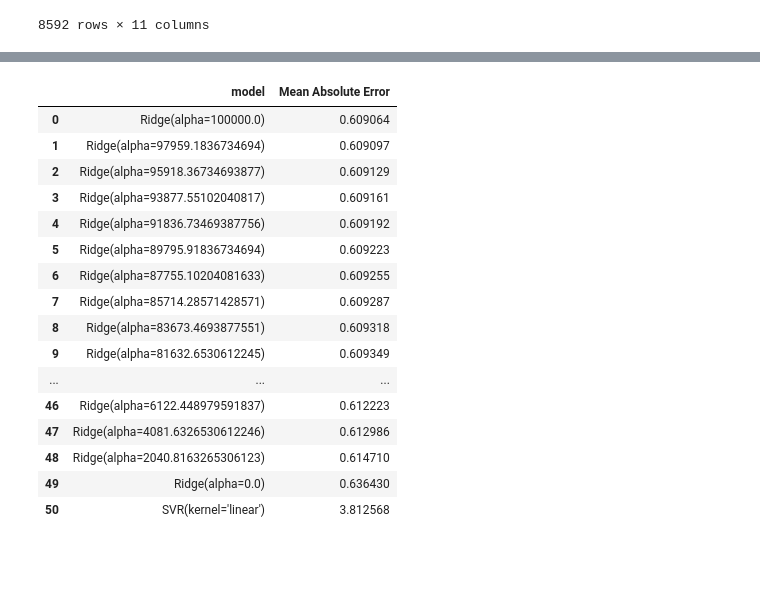
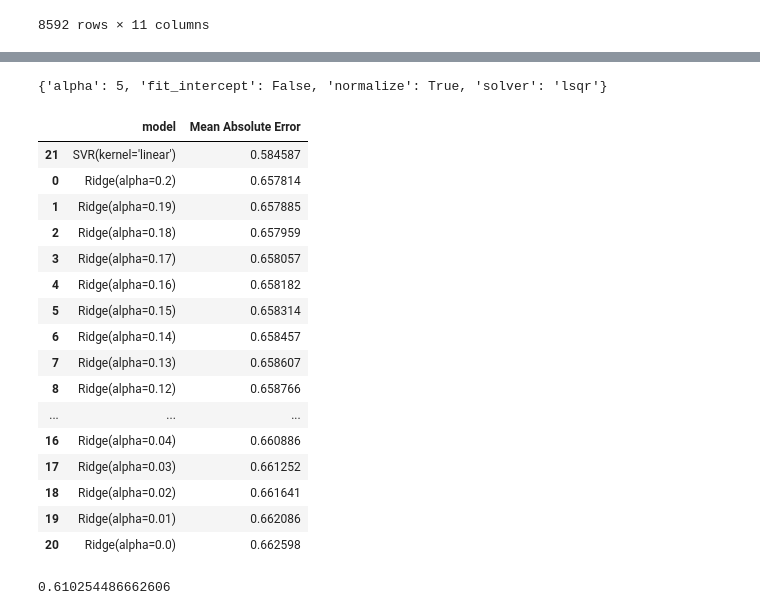
Before and after one commit to karolinasamasev/DS_project, a Jupyter notebook: code.ipynb, the cells around one changed output, grey strips where cells are left out. Saved outputs shown, nothing was run; the diff lists cells and outputs as text; code cells hidden in the pictures; blank space fills up the shorter version.

```diff
--- a/code.ipynb
+++ b/code.ipynb
@@ -125,7 +126,6 @@ train
 | 8591 | 2022-08-24 23:00:00+03:00 | 22.1 | 18.1 | 78.0 | 310.0 | 15.0 | 9.3 | 1021.0 | 2.0 | 0.43108 | ... |
 8592 rows × 11 columns
 # %%
-train['date'] = np.arange(len(train.index)) #we create time step feature
 train = train.dropna()
 for col in train.columns:
     print(col, train[col].isna().sum())
@@ -157,18 +156,22 @@ def split(X, n_splits, margin=0):
 blocked_CV = split(train, 15)
 # %%
 from sklearn.metrics import mean_absolute_error
+from sklearn.model_selection import train_test_split
 
 train.set_index('time', inplace=True)
+test.set_index('time', inplace=True)
+
 df = train.drop('consumption', axis=1)
 target = train['consumption']
 
 N = 15
-split_indices = split(train, N)
+X_train_1, X_test_1, y_train_1, y_test_1 = train_test_split(train.drop('consumption',1), train.consumption, train_size=0.8)
+split_indices = split(X_train_1, N)
 # %%
 from sklearn.linear_model import Ridge
 from sklearn.svm import SVR
 
-alphas = np.linspace(0, 100000, 50)
+alphas = np.linspace(0, 0.2, 21)
 models = pd.DataFrame(columns=['model', 'Mean Absolute Error'])
 
 for alpha in alphas:
@@ -207,38 +256,44 @@ models
+# %%
+print(grid.best_params_)
+# %% [output]
+{'alpha': 5, 'fit_intercept': False, 'normalize': True, 'solver': 'lsqr'}
 # %%
-kernels = ['linear']
-C = [0.1,1,10,100]
-gamma = [1,0.1,0.01,0.001]
 
-for ker in kernels:
-    model = SVR(kernel=ker)
-    counter = 0
-    for startT,endT,startV,endV in split_indices:
-        X_train = df[startT:endT]
-        y_train = target[startT:endT]
-        X_val = df[startV:endV]
-        y_val = target[startV:endV]
-        model.fit(X_train, y_train)
-        counter += mean_absolute_error(y_val, model.predict(X_val))
-    acc = counter / 15
-    models = models.append({'model': model, 'Mean Absolute Error': acc}, ignore_index=True)
+model = SVR(kernel='linear')
+counter = 0
+for startT,endT,startV,endV in split_indices:
+    X_train = df[startT:endT]
+    y_train = target[startT:endT]
+    X_val = df[startV:endV]
+    y_val = target[startV:endV]
+    model.fit(X_train, y_train)
+    counter += mean_absolute_error(y_val, model.predict(X_val))
+acc = counter / 15
+models = models.append({'model': model, 'Mean Absolute Error': acc}, ignore_index=True)
 
 models=models.sort_values(by=['Mean Absolute Error'])
 models
 # %% [output]
 |  | model | Mean Absolute Error |
-| 0 | Ridge(alpha=100000.0) | 0.609064 |
-| 1 | Ridge(alpha=97959.1836734694) | 0.609097 |
-| 2 | Ridge(alpha=95918.36734693877) | 0.609129 |
-| 3 | Ridge(alpha=93877.55102040817) | 0.609161 |
-| 4 | Ridge(alpha=91836.73469387756) | 0.609192 |
-| 5 | Ridge(alpha=89795.91836734694) | 0.609223 |
-| 6 | Ridge(alpha=87755.10204081633) | 0.609255 |
-| 7 | Ridge(alpha=85714.28571428571) | 0.609287 |
-| 8 | Ridge(alpha=83673.4693877551) | 0.609318 |
-| 9 | Ridge(alpha=81632.6530612245) | 0.609349 |
+| 21 | SVR(kernel='linear') | 0.584587 |
+| 0 | Ridge(alpha=0.2) | 0.657814 |
+| 1 | Ridge(alpha=0.19) | 0.657885 |
+| 2 | Ridge(alpha=0.18) | 0.657959 |
+| 3 | Ridge(alpha=0.17) | 0.658057 |
+| 4 | Ridge(alpha=0.16) | 0.658182 |
+| 5 | Ridge(alpha=0.15) | 0.658314 |
+| 6 | Ridge(alpha=0.14) | 0.658457 |
+| 7 | Ridge(alpha=0.13) | 0.658607 |
+| 8 | Ridge(alpha=0.12) | 0.658766 |
 | ... | ... | ... |
-| 46 | Ridge(alpha=6122.448979591837) | 0.612223 |
-| 47 | Ridge(alpha=4081.6326530612246) | 0.612986 |
-| 48 | Ridge(alpha=2040.8163265306123) | 0.614710 |
-| 49 | Ridge(alpha=0.0) | 0.636430 |
-| 50 | SVR(kernel='linear') | 3.812568 |
+| 16 | Ridge(alpha=0.04) | 0.660886 |
+| 17 | Ridge(alpha=0.03) | 0.661252 |
+| 18 | Ridge(alpha=0.02) | 0.661641 |
+| 19 | Ridge(alpha=0.01) | 0.662086 |
+| 20 | Ridge(alpha=0.0) | 0.662598 |
+# %%
+model = SVR(kernel='linear')
+model.fit(X_train_1, y_train_1)
+print(mean_absolute_error(y_test_1, model.predict(X_test_1)))
+# %% [output]
+0.610254486662606
```
Also changed, not shown: parts of 18 cells of this notebook, 10 other files.
